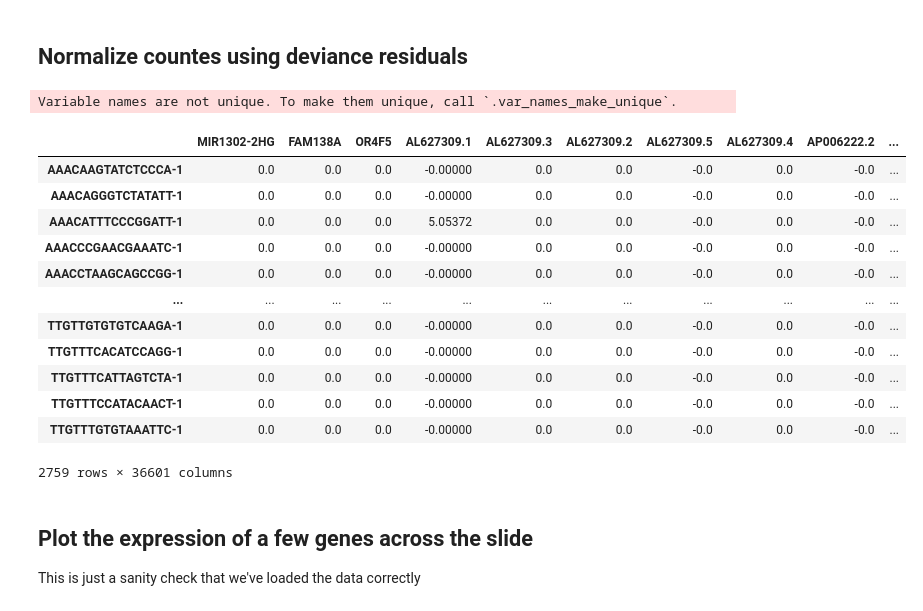
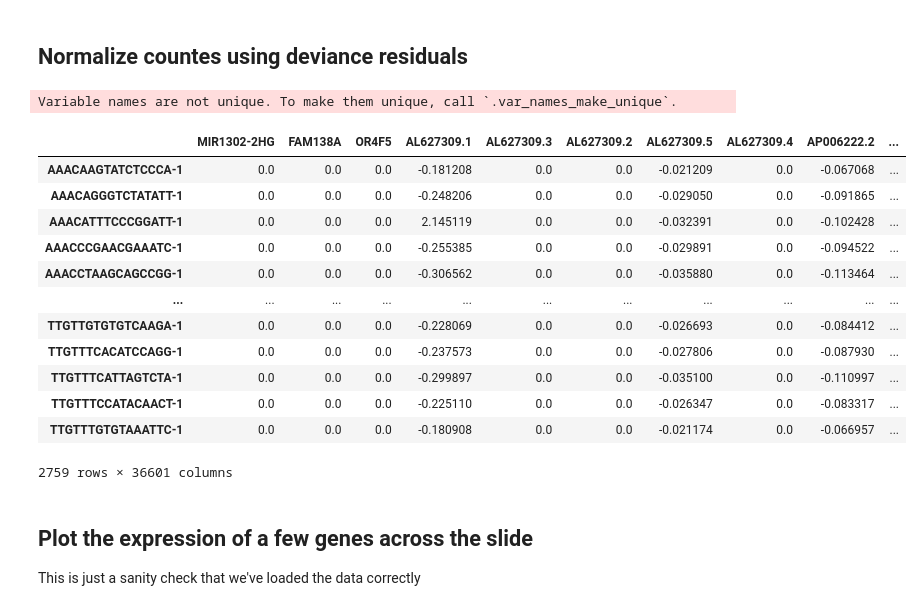
Before and after one commit to mbernste/SpatialCorr-sim, a Jupyter notebook: simulate_spatial_data.ipynb, the cells around one changed output. Cells and saved outputs as stored; diff of their text form; code cells hidden in the pictures.

```diff
--- a/simulate_spatial_data.ipynb
+++ b/simulate_spatial_data.ipynb
@@ -54,6 +57,8 @@ ssl._create_default_https_context = ssl._create_unverified_context
 
 # Download data
 adata_raw = sc.datasets.visium_sge(sample_id="V1_Breast_Cancer_Block_A_Section_1")
+adata_raw.X = np.array(adata_raw.X.todense())
+adata_raw.X = adata_raw.X.astype(np.int32)
 
 # Filter spots
 sc.pp.filter_cells(adata_raw, min_counts=5000)
@@ -76,32 +81,32 @@ sc.pl.spatial(adata_raw, alpha=0.0)
 # %% [markdown]
 ## Normalize countes using deviance residuals
 # %%
-X_res = ndr.normalize(np.array(adata_raw.X.todense()))
+X_res = ndr.normalize(adata_raw.X)
 expr_res_df = pd.DataFrame(
     data=X_res,
     index=adata_raw.obs.index,
     columns=adata_raw.var.index
 )
 
 # Build the new AnnData object
 adata = AnnData(expr_res_df)
 adata.obs = adata_raw.obs
 
 expr_res_df
 # %% [output]
 Variable names are not unique. To make them unique, call `.var_names_make_unique`.
 |  | MIR1302-2HG | FAM138A | OR4F5 | AL627309.1 | AL627309.3 | AL627309.2 | AL627309.5 | AL627309.4 | AP006222.2 | ... |
-| AAACAAGTATCTCCCA-1 | 0.0 | 0.0 | 0.0 | -0.00000 | 0.0 | 0.0 | -0.0 | 0.0 | -0.0 | ... |
-| AAACAGGGTCTATATT-1 | 0.0 | 0.0 | 0.0 | -0.00000 | 0.0 | 0.0 | -0.0 | 0.0 | -0.0 | ... |
-| AAACATTTCCCGGATT-1 | 0.0 | 0.0 | 0.0 | 5.05372 | 0.0 | 0.0 | -0.0 | 0.0 | -0.0 | ... |
-| AAACCCGAACGAAATC-1 | 0.0 | 0.0 | 0.0 | -0.00000 | 0.0 | 0.0 | -0.0 | 0.0 | -0.0 | ... |
-| AAACCTAAGCAGCCGG-1 | 0.0 | 0.0 | 0.0 | -0.00000 | 0.0 | 0.0 | -0.0 | 0.0 | -0.0 | ... |
+| AAACAAGTATCTCCCA-1 | 0.0 | 0.0 | 0.0 | -0.181208 | 0.0 | 0.0 | -0.021209 | 0.0 | -0.067068 | ... |
+| AAACAGGGTCTATATT-1 | 0.0 | 0.0 | 0.0 | -0.248206 | 0.0 | 0.0 | -0.029050 | 0.0 | -0.091865 | ... |
+| AAACATTTCCCGGATT-1 | 0.0 | 0.0 | 0.0 | 2.145119 | 0.0 | 0.0 | -0.032391 | 0.0 | -0.102428 | ... |
+| AAACCCGAACGAAATC-1 | 0.0 | 0.0 | 0.0 | -0.255385 | 0.0 | 0.0 | -0.029891 | 0.0 | -0.094522 | ... |
+| AAACCTAAGCAGCCGG-1 | 0.0 | 0.0 | 0.0 | -0.306562 | 0.0 | 0.0 | -0.035880 | 0.0 | -0.113464 | ... |
 | ... | ... | ... | ... | ... | ... | ... | ... | ... | ... | ... |
-| TTGTTGTGTGTCAAGA-1 | 0.0 | 0.0 | 0.0 | -0.00000 | 0.0 | 0.0 | -0.0 | 0.0 | -0.0 | ... |
-| TTGTTTCACATCCAGG-1 | 0.0 | 0.0 | 0.0 | -0.00000 | 0.0 | 0.0 | -0.0 | 0.0 | -0.0 | ... |
-| TTGTTTCATTAGTCTA-1 | 0.0 | 0.0 | 0.0 | -0.00000 | 0.0 | 0.0 | -0.0 | 0.0 | -0.0 | ... |
-| TTGTTTCCATACAACT-1 | 0.0 | 0.0 | 0.0 | -0.00000 | 0.0 | 0.0 | -0.0 | 0.0 | -0.0 | ... |
-| TTGTTTGTGTAAATTC-1 | 0.0 | 0.0 | 0.0 | -0.00000 | 0.0 | 0.0 | -0.0 | 0.0 | -0.0 | ... |
+| TTGTTGTGTGTCAAGA-1 | 0.0 | 0.0 | 0.0 | -0.228069 | 0.0 | 0.0 | -0.026693 | 0.0 | -0.084412 | ... |
+| TTGTTTCACATCCAGG-1 | 0.0 | 0.0 | 0.0 | -0.237573 | 0.0 | 0.0 | -0.027806 | 0.0 | -0.087930 | ... |
+| TTGTTTCATTAGTCTA-1 | 0.0 | 0.0 | 0.0 | -0.299897 | 0.0 | 0.0 | -0.035100 | 0.0 | -0.110997 | ... |
+| TTGTTTCCATACAACT-1 | 0.0 | 0.0 | 0.0 | -0.225110 | 0.0 | 0.0 | -0.026347 | 0.0 | -0.083317 | ... |
+| TTGTTTGTGTAAATTC-1 | 0.0 | 0.0 | 0.0 | -0.180908 | 0.0 | 0.0 | -0.021174 | 0.0 | -0.066957 | ... |
 2759 rows × 36601 columns
 # %% [markdown]
 ## Plot the expression of a few genes across the slide
```
Also changed, not shown: parts of 11 cells of this notebook, 1 other file.
